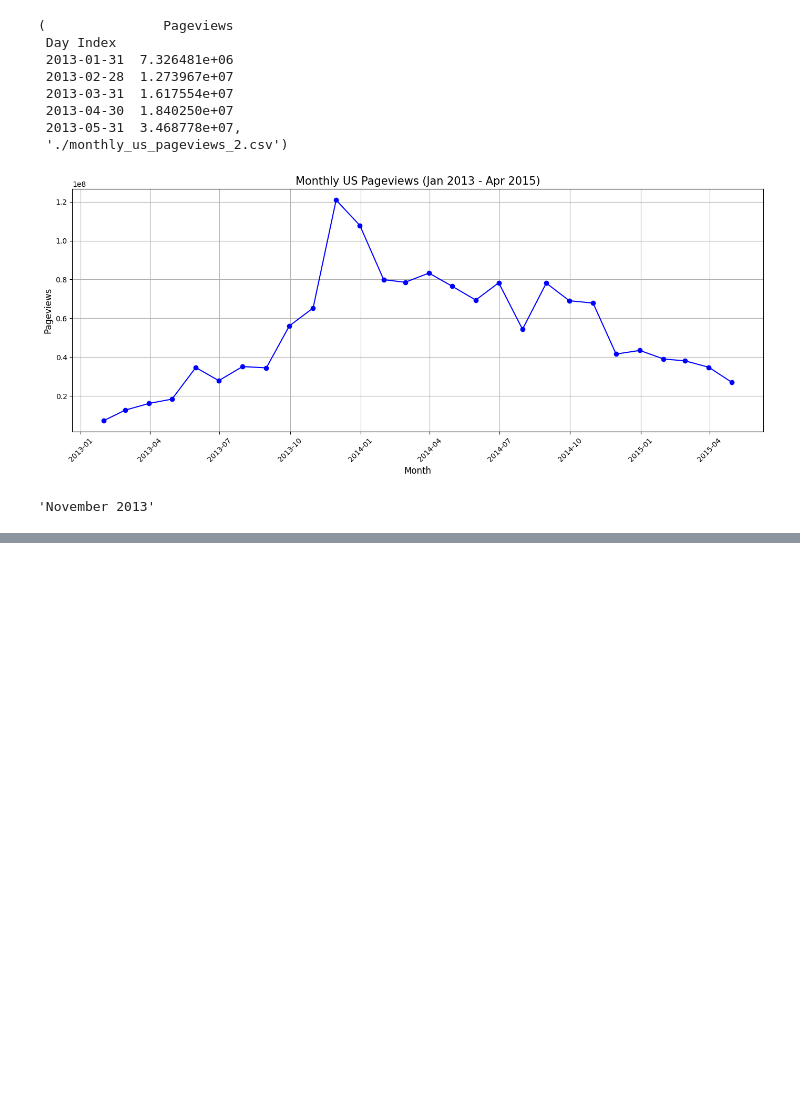
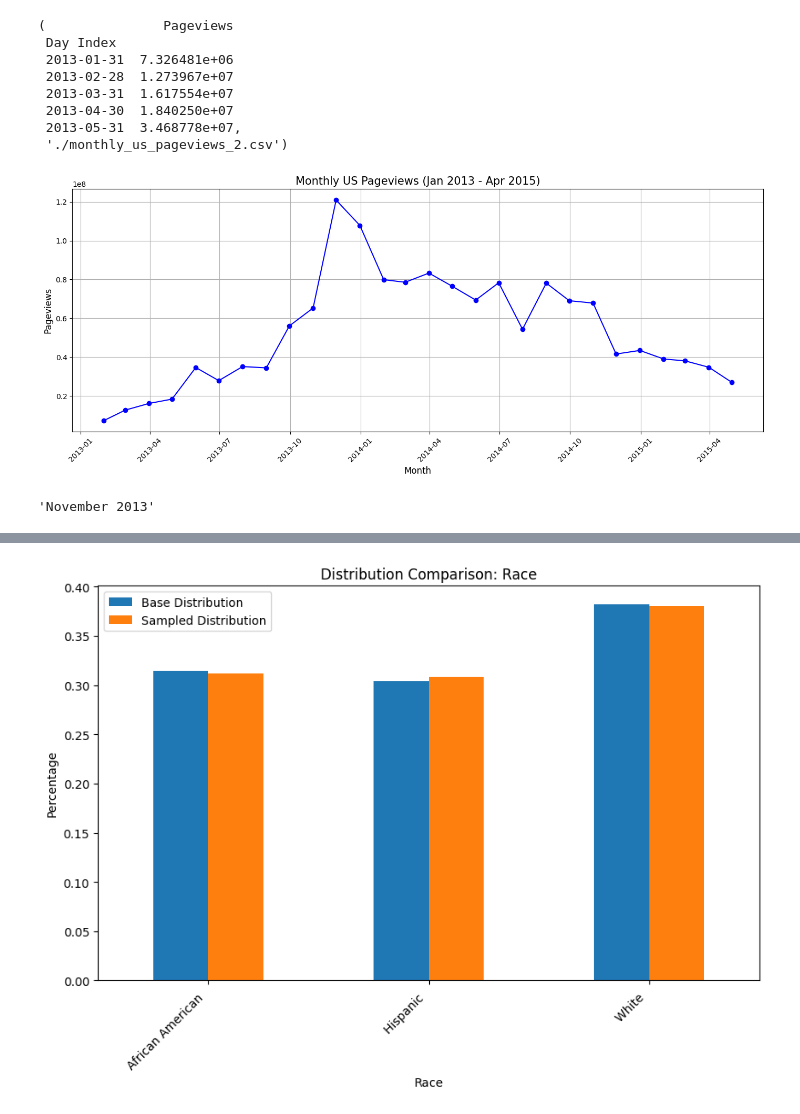
Before and after one commit to egeozin/generative-audience, a Jupyter notebook: viewership/upworthy-viewership-demographics.ipynb, the cells around one changed output, grey strips where cells are left out. Saved outputs shown, nothing was run; the diff lists cells and outputs as text; code cells hidden in the pictures; blank space fills up the shorter version.

Commit message:
contains analysis of pew research data and generates distribution functions to create N sample populations

```diff
--- a/viewership/upworthy-viewership-demographics.ipynb
+++ b/viewership/upworthy-viewership-demographics.ipynb
@@ -99,0 +228,16 @@ peak_usage_month.strftime('%B %Y')
+# %%
+# Finding the table indices for the "Age" category
+age_index_broadband = next(i for i, table in enumerate(broadband_tables) if "Age" in table.columns[0])
+age_index_smartphone = next(i for i, table in enumerate(smartphone_tables) if "Age" in table.columns[0])
+
+# Combining the distributions for the "Age" category
+age_distribution = combine_distributions(broadband_tables[age_index_broadband], smartphone_tables[age_index_smartphone])
+
+# Finding the table indices for the "Income" category
+income_index_broadband = next(i for i, table in enumerate(broadband_tables) if "Income" in table.columns[0])
+income_index_smartphone = next(i for i, table in enumerate(smartphone_tables) if "Income" in table.columns[0])
+
+# Combining the distributions for the "Income" category
+income_distribution = combine_distributions(broadband_tables[income_index_broadband], smartphone_tables[income_index_smartphone])
+
+age_distribution, income_distribution
@@ -99,0 +349,32 @@ peak_usage_month.strftime('%B %Y')
+# %%
+import matplotlib.pyplot as plt
+
+# Generating a population of N=1000 people
+population_N_1000 = generate_population(1000)
+
+# Function to plot the distribution comparison
+def plot_distribution_comparison(population, base_distribution, category):
+    sampled_distribution = population[category].value_counts(normalize=True).sort_index()
+
+    comparison_df = pd.DataFrame({
+        'Base Distribution': base_distribution / base_distribution.sum(),
+        'Sampled Distribution': sampled_distribution
+    })
+
+    # Plotting the comparison
+    comparison_df.plot(kind='bar', figsize=(10, 6))
+    plt.title(f'Distribution Comparison: {category}')
+    plt.ylabel('Percentage')
+    plt.xlabel(category)
+    plt.xticks(rotation=45, ha='right')
+    plt.show()
+
+plot_distribution_comparison(population_N_1000, race_distribution, 'Race')
+#plot_distribution_comparison(population_N_1000, gender_distribution, 'Gender')
+#plot_distribution_comparison(population_N_1000, age_distribution, 'Age')
+#plot_distribution_comparison(population_N_1000, income_distribution, 'Income')
+#plot_distribution_comparison(population_N_1000, degree_percentages, 'Degree')
+#plot_distribution_comparison(population_N_1000, community_type_percentages, 'Community Type')
+#plot_distribution_comparison(population_N_1000, marital_status_percentages, 'Marital Status')
+# %% [output]
+[figure, added]
```
Also changed, not shown: parts of 8 cells of this notebook, 3 other files.
